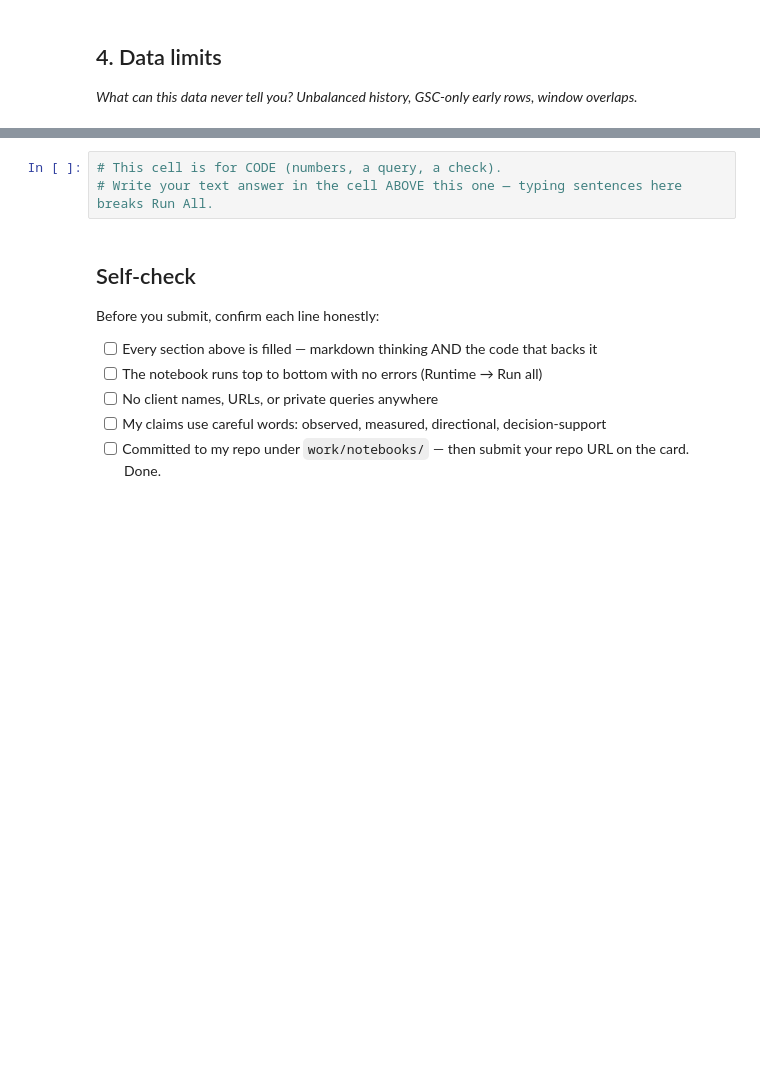
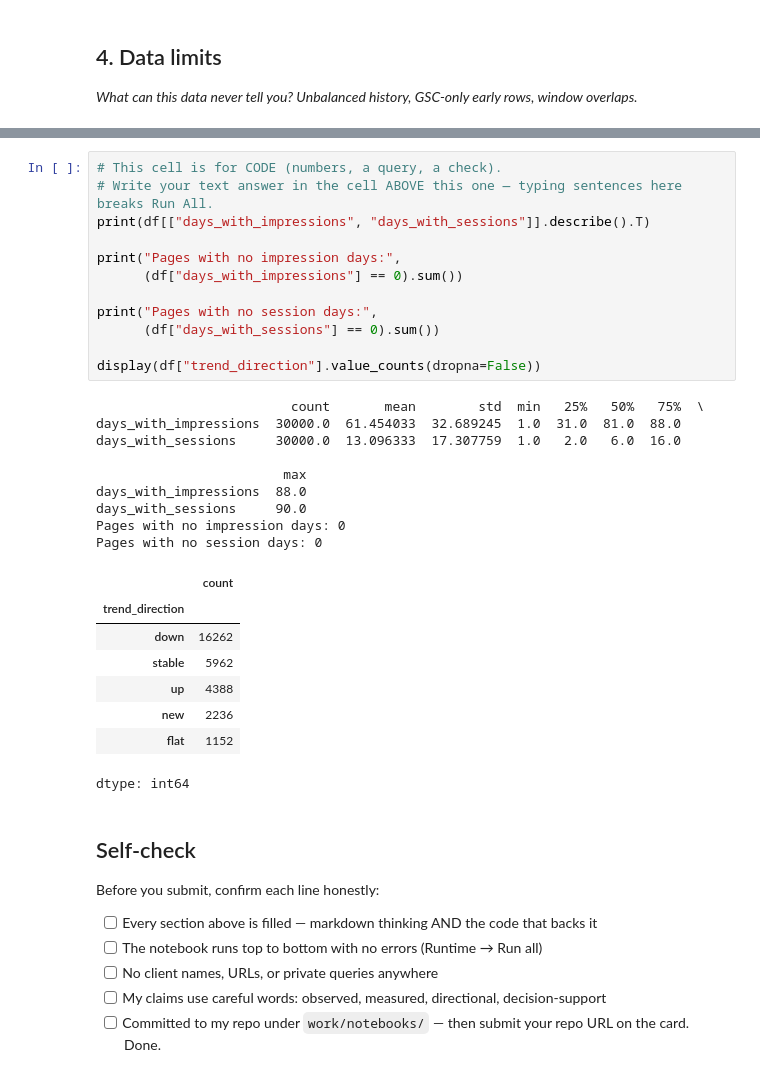
Before and after one commit to 24f2001824/ml-flyrank, a Jupyter notebook: work/notebooks/w03_data_contract.ipynb, the cells around one changed output, grey strips where cells are left out. Drawn from its saved outputs; the diff is of its cells as text; blank space fills up the shorter version.

```diff
--- a/work/notebooks/w03_data_contract.ipynb
+++ b/work/notebooks/w03_data_contract.ipynb
@@ -34,6 +263,33 @@ This skeleton is yours to fill. Work the sections **in order** — each one has
 # %%
 # This cell is for CODE (numbers, a query, a check).
 # Write your text answer in the cell ABOVE this one — typing sentences here breaks Run All.
+print(df[["days_with_impressions", "days_with_sessions"]].describe().T)
+
+print("Pages with no impression days:",
+      (df["days_with_impressions"] == 0).sum())
+
+print("Pages with no session days:",
+      (df["days_with_sessions"] == 0).sum())
+
+display(df["trend_direction"].value_counts(dropna=False))
+# %% [output]
+                         count       mean        std  min   25%   50%   75%  \
+days_with_impressions  30000.0  61.454033  32.689245  1.0  31.0  81.0  88.0
+days_with_sessions     30000.0  13.096333  17.307759  1.0   2.0   6.0  16.0
+
+                        max
+days_with_impressions  88.0
+days_with_sessions     90.0
+Pages with no impression days: 0
+Pages with no session days: 0
+|  | count |
+| trend_direction |  |
+| down | 16262 |
+| stable | 5962 |
+| up | 4388 |
+| new | 2236 |
+| flat | 1152 |
+dtype: int64
 # %% [markdown]
 ## Self-check
 
```
Also changed, not shown: parts of 11 cells of this notebook.
